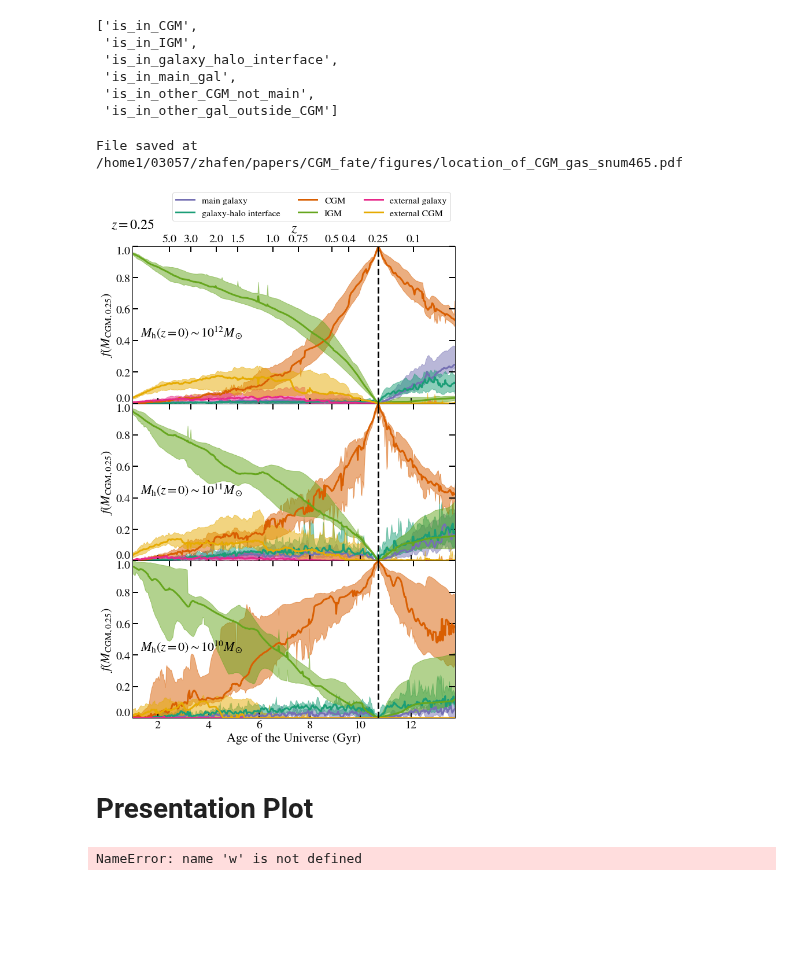
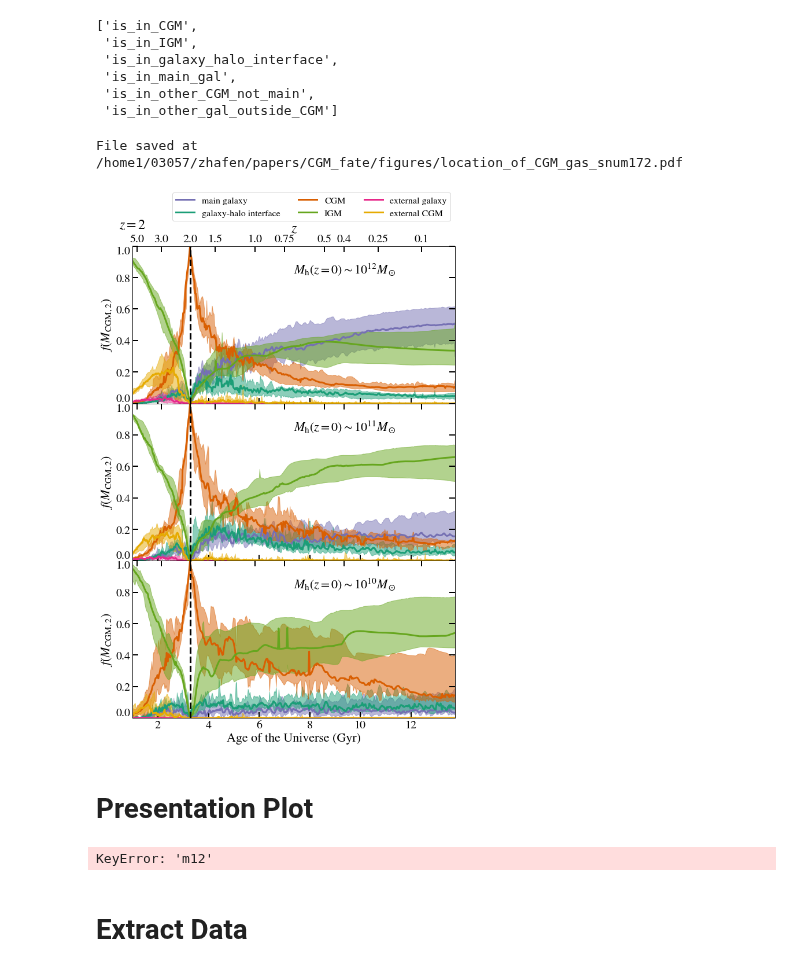
Before and after one commit to zhafen/CGM_fate_analysis, a Jupyter notebook: multi_sim_analysis/location_of_CGM_gas.ipynb, the cells around one changed output. Cells and saved outputs as stored; diff of their text form; code cells hidden in the pictures; blank space fills up the shorter version.

Commit message:
Tweaks to plots.

```diff
--- a/multi_sim_analysis/location_of_CGM_gas.ipynb
+++ b/multi_sim_analysis/location_of_CGM_gas.ipynb
@@ -71,9 +72,10 @@ if do_calculation:
         w.data_masker.clear_masks()
 
         # Don't select particles in the galaxy-halo interface
-        in_CGM = w.get_selected_data( 'is_in_CGM', sl=(slice(None),ind), )
-        in_CGM_tiled = np.tile( in_CGM, (w.n_snaps, 1 ) ).transpose()
-        w.mask_data( 'is_in_CGM_at_target', custom_mask=np.invert( in_CGM_tiled ) )
+        is_in_CGM_at_target = w.get_processed_data( 'is_in_CGM', sl=(slice(None),ind), )
+        is_gas_at_target = w.get_processed_data( 'PType', sl=(slice(None),ind) ) == l_config.PTYPE_GAS
+        is_in_CGM_at_target = is_in_CGM_at_target & is_gas_at_target
+        w.mask_data( 'is_in_CGM_at_target', custom_mask=np.invert( is_in_CGM_at_target ) )
 
         total_mass = np.nansum( w.get_selected_data( 'M', compress=False ), axis=0 )
 
@@ -163,28 +165,14 @@ for j, mass_bin in enumerate( mass_bins ):
             alpha = 0.5,
         )
 
-            # Labels
+        # Labels
         ax.set_xlabel( r'Age of the Universe (Gyr)', fontsize=22 )
         ax.set_ylabel( r"$f(M_{\rm CGM, " + '{:.02g}'.format( redshift ) + "})$", fontsize=22, )
 
 
-    # Add redshift to the axis
-    ax2 = plotting.add_redshift_to_axis(
-        ax,
-        hubble = w.ptracks.data_attrs['hubble'],
-        omega_matter = w.ptracks.data_attrs['omega_matter'],
-        tick_redshifts = np.array([ 0.1, 0.25, 0.4, 0.5, 0.75, 1, 1.5, 2, 3, 5, ])
-    )
-    ax2.tick_params( direction='in' )
-    # X label
-    if ax2.is_first_row():
-        ax2.set_xlabel( r'$z$', fontsize=24 )
-
     # Hide some axis labels
     if not ax.is_last_row():
         ax.tick_params( labelbottom = False )
-    if not ax.is_first_row():
-        ax2.tick_params( labeltop = False )
 
     # Plot label
     if ax.is_first_row():
@@ -219,35 +207,57 @@ for j, mass_bin in enumerate( mass_bins ):
     ax.get_yticklabels()[0].set_verticalalignment( 'bottom' )
     ax.get_yticklabels()[-1].set_verticalalignment( 'top' )
 
     # Adjust tick parameters
     ax.tick_params( direction='in', which='both', top=False, right=True )
 
     if ax.is_first_row():
         ax.legend(
             prop = { 'size': 16 },
             loc = 'lower right',
             bbox_to_anchor = ( 1., 1.13 ),
             ncol = 3,
         )
 
     ax.axvline(
         x = time[ind],
         linewidth = 3,
         color = 'k',
         linestyle = '--',
     )
 
+    # Add redshift to the axis
+    tick_redshifts = np.array([ 0.1, 0.25, 0.4, 0.5, 0.75, 1, 1.5, 2, 3, 5, ])
+    tick_times = []
+    for z in tick_redshifts:
+        tick_times.append( time[np.argmin(np.abs(w.get_data('redshift')-z))] )
+    ax2 = plotting.add_redshift_to_axis(
+        ax,
+        hubble = w.ptracks.data_attrs['hubble'],
+        omega_matter = w.ptracks.data_attrs['omega_matter'],
+        tick_redshifts = tick_redshifts,
+        tick_times = tick_times,
+    )
+    ax2.tick_params( direction='in' )
+    # X label
+    if ax.is_first_row():
+        ax2.set_xlabel( r'$z$', fontsize=24 )
+
+    if not ax.is_first_row():
+        ax2.tick_params( labeltop = False )
+
+    ax2.set_xlim( 1, time.max() )
+
 # Save the File
 save_file = 'location_of_CGM_gas_snum{}.pdf'.format( snum )
 plotting.save_fig(
     out_dir = file_manager.get_project_figure_dir(),
     save_file = save_file,
     fig = fig,
 )
 fig
 # %% [output]
-File saved at /home1/03057/zhafen/papers/CGM_fate/figures/location_of_CGM_gas_snum465.pdf
+File saved at /home1/03057/zhafen/papers/CGM_fate/figures/location_of_CGM_gas_snum172.pdf
-[figure, old version]
+[figure, new version]
 # %% [markdown]
 # Presentation Plot
 # %%
@@ -367,4 +377,6 @@ plotting.save_fig(
     fig = fig,
 )
 # %% [output]
-NameError: name 'w' is not defined
+KeyError: 'm12'
+# %% [markdown]
+# Extract Data
```
Also changed, not shown: parts of 2 cells of this notebook, 4 other files.
